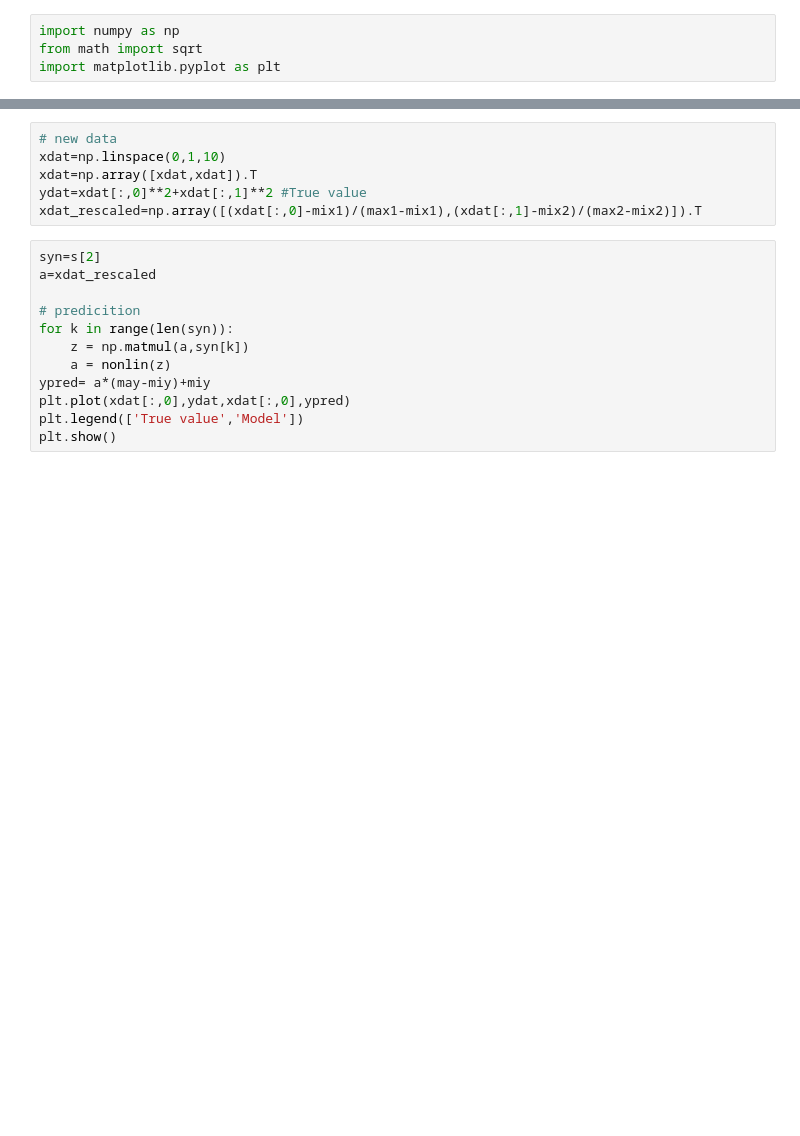
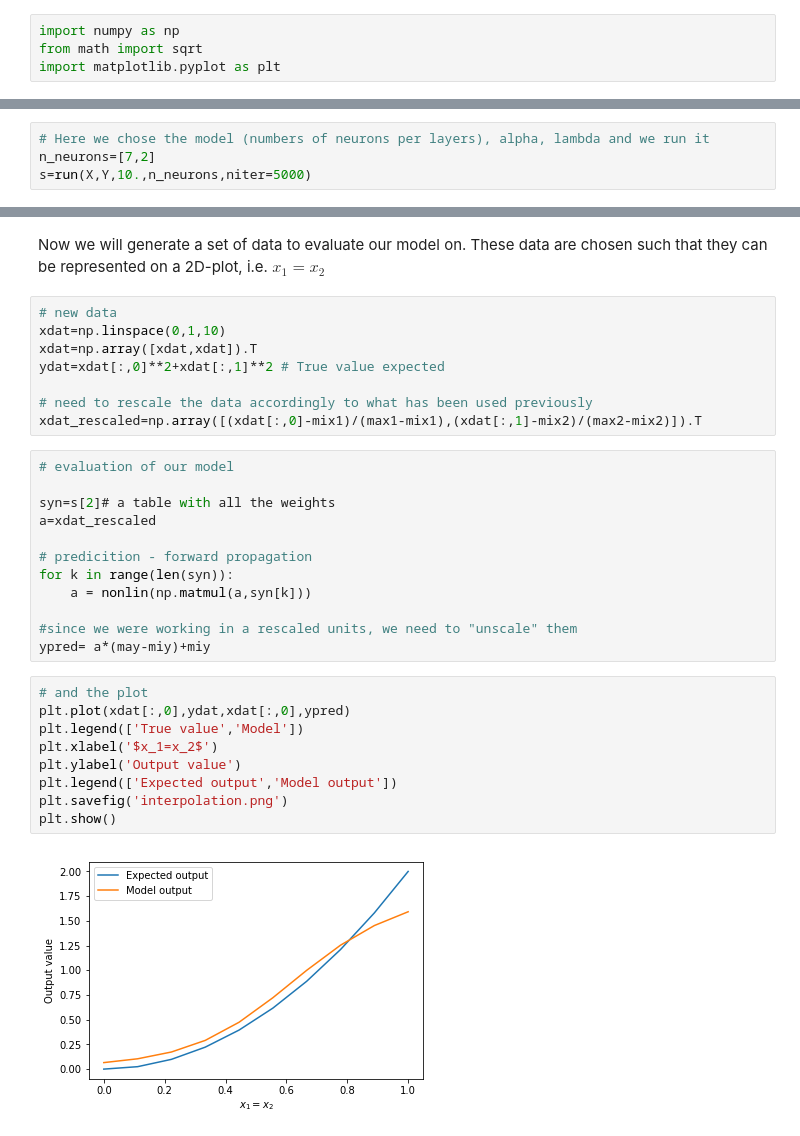
Before and after one commit to UCLAMLRG/reading_group_2017_fall, a Jupyter notebook: week5/Interpolation.ipynb, the cells around one changed output, grey strips where cells are left out. Saved outputs shown, nothing was run; the diff lists cells and outputs as text; blank space fills up the shorter version.

```diff
--- a/week5/Interpolation.ipynb
+++ b/week5/Interpolation.ipynb
@@ -93,3 +126,7 @@ s=run(X,Y,1.,n_neurons,niter=1000)
+# %%
+# Here we chose the model (numbers of neurons per layers), alpha, lambda and we run it
+n_neurons=[7,2]
+s=run(X,Y,10.,n_neurons,niter=5000)
 # %%
 plt.plot(s[1])
 plt.xlabel('Iter')
@@ -98,18 +137,33 @@ plt.show()
+# %% [markdown]
+Now we will generate a set of data to evaluate our model on. These data are chosen such that they can be represented on a 2D-plot, i.e. $x_1=x_2$
 # %%
 # new data
 xdat=np.linspace(0,1,10)
 xdat=np.array([xdat,xdat]).T
-ydat=xdat[:,0]**2+xdat[:,1]**2 #True value
+ydat=xdat[:,0]**2+xdat[:,1]**2 # True value expected
+
+# need to rescale the data accordingly to what has been used previously
 xdat_rescaled=np.array([(xdat[:,0]-mix1)/(max1-mix1),(xdat[:,1]-mix2)/(max2-mix2)]).T
 # %%
-syn=s[2]
+# evaluation of our model
+
+syn=s[2]# a table with all the weights
 a=xdat_rescaled
 
-# predicition
+# predicition - forward propagation
 for k in range(len(syn)):
-    z = np.matmul(a,syn[k])
-    a = nonlin(z)
+    a = nonlin(np.matmul(a,syn[k]))
+
+#since we were working in a rescaled units, we need to "unscale" them
 ypred= a*(may-miy)+miy
-plt.plot(xdat[:,0],ydat,xdat[:,0],ypred)
-plt.legend(['True value','Model'])
-plt.show()
+# %%
+# and the plot
+plt.plot(xdat[:,0],ydat,xdat[:,0],ypred)
+plt.legend(['True value','Model'])
+plt.xlabel('$x_1=x_2$')
+plt.ylabel('Output value')
+plt.legend(['Expected output','Model output'])
+plt.savefig('interpolation.png')
+plt.show()
+# %% [output]
+[figure, added]
```
Also changed, not shown: parts of 11 cells of this notebook, 5 other files.
